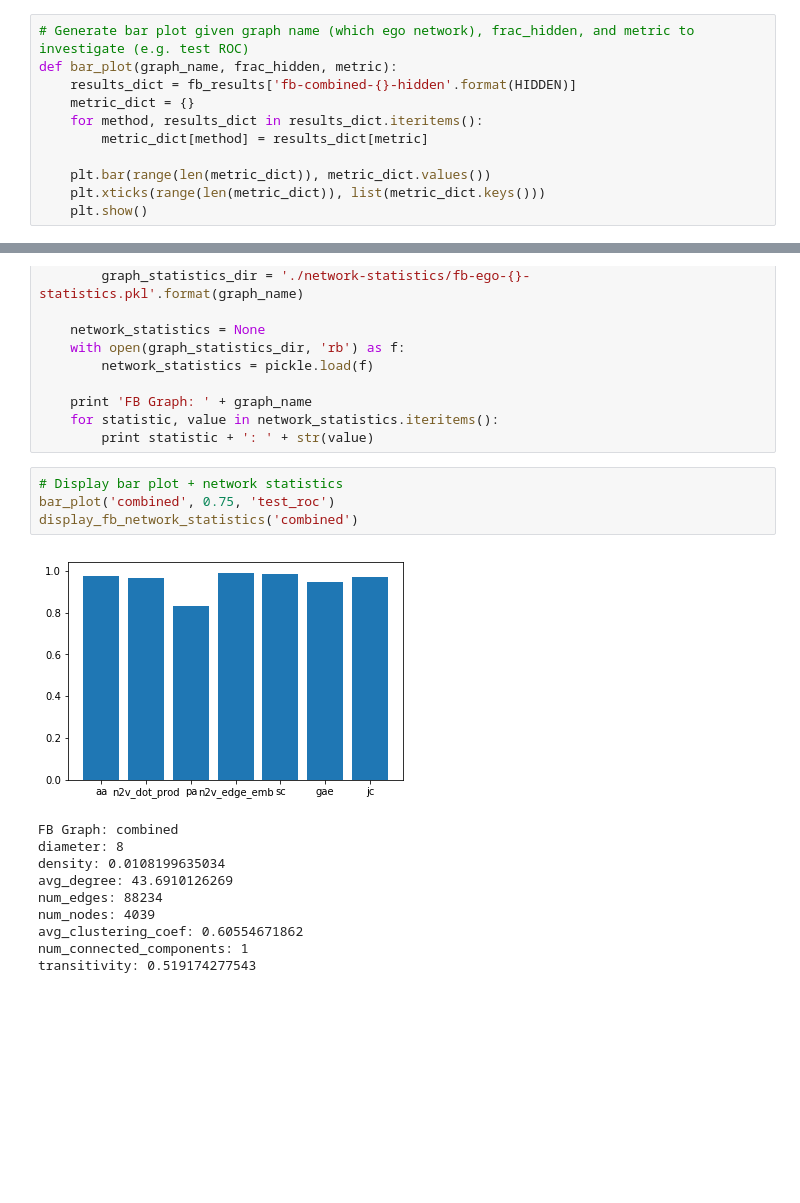
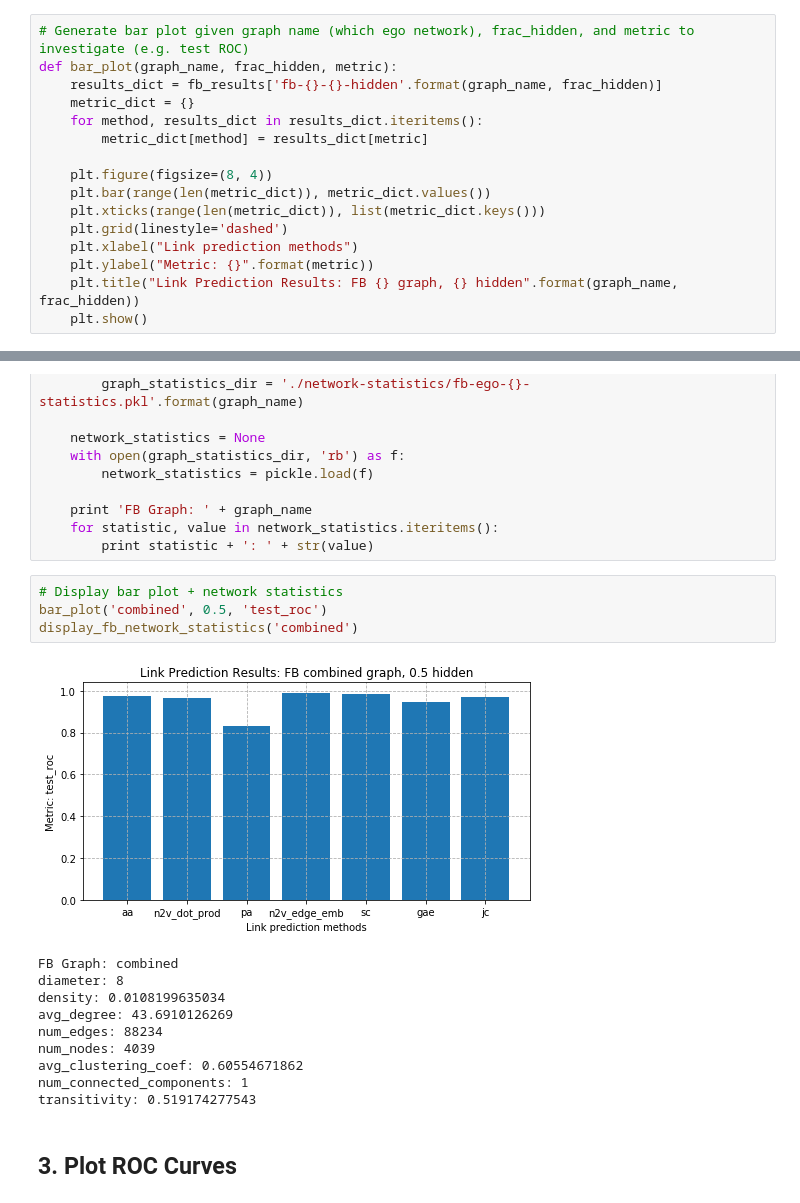
Before and after one commit to lucashu1/link-prediction, a Jupyter notebook: investigate-results.ipynb, the cells around one changed output, grey strips where cells are left out. Drawn from its saved outputs; the diff is of its cells as text; blank space fills up the shorter version.

```diff
--- a/investigate-results.ipynb
+++ b/investigate-results.ipynb
@@ -42,13 +49,18 @@ roc
 # %%
 # Generate bar plot given graph name (which ego network), frac_hidden, and metric to investigate (e.g. test ROC)
 def bar_plot(graph_name, frac_hidden, metric):
-    results_dict = fb_results['fb-combined-{}-hidden'.format(HIDDEN)]
+    results_dict = fb_results['fb-{}-{}-hidden'.format(graph_name, frac_hidden)]
     metric_dict = {}
     for method, results_dict in results_dict.iteritems():
         metric_dict[method] = results_dict[metric]
 
+    plt.figure(figsize=(8, 4))
     plt.bar(range(len(metric_dict)), metric_dict.values())
     plt.xticks(range(len(metric_dict)), list(metric_dict.keys()))
+    plt.grid(linestyle='dashed')
+    plt.xlabel("Link prediction methods")
+    plt.ylabel("Metric: {}".format(metric))
+    plt.title("Link Prediction Results: FB {} graph, {} hidden".format(graph_name, frac_hidden))
     plt.show()
 # %%
 # Display network statistics for given network
@@ -67,10 +79,10 @@ def display_fb_network_statistics(graph_name):
         print statistic + ': ' + str(value)
 # %%
 # Display bar plot + network statistics
-bar_plot('combined', 0.75, 'test_roc')
+bar_plot('combined', 0.5, 'test_roc')
 display_fb_network_statistics('combined')
 # %% [output]
-[figure, old version]
+[figure, new version]
 FB Graph: combined
 diameter: 8
 density: 0.0108199635034
@@ -80,3 +92,5 @@ num_nodes: 4039
 avg_clustering_coef: 0.60554671862
 num_connected_components: 1
 transitivity: 0.519174277543
+# %% [markdown]
+## 3. Plot ROC Curves
```
Also changed, not shown: parts of 5 cells of this notebook, 2 other files.
